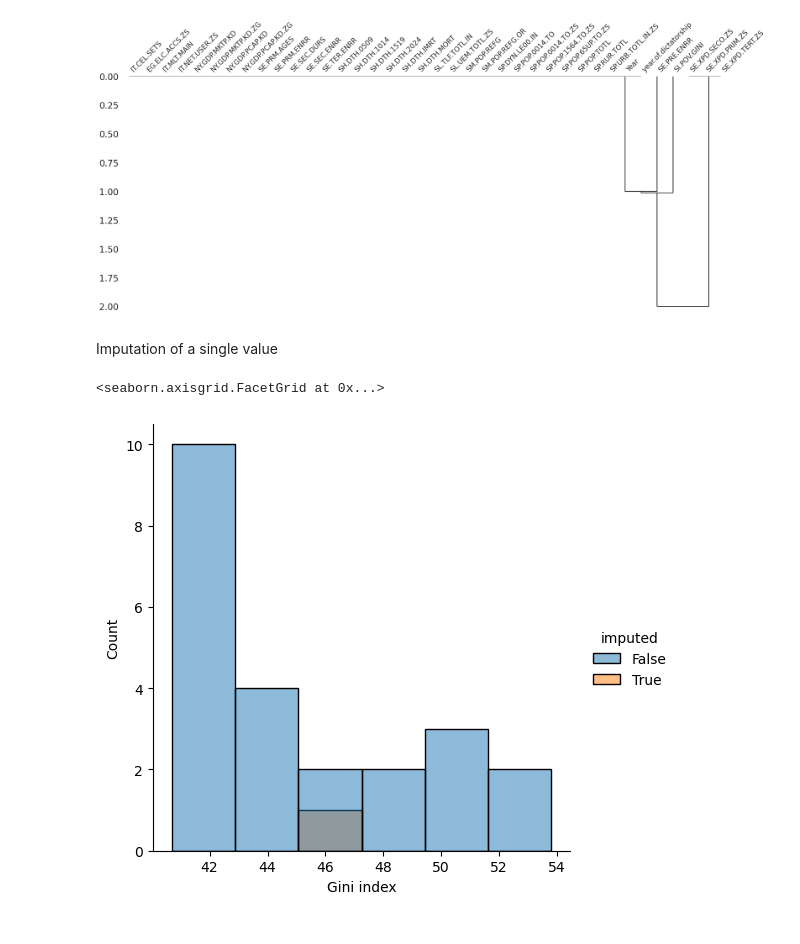
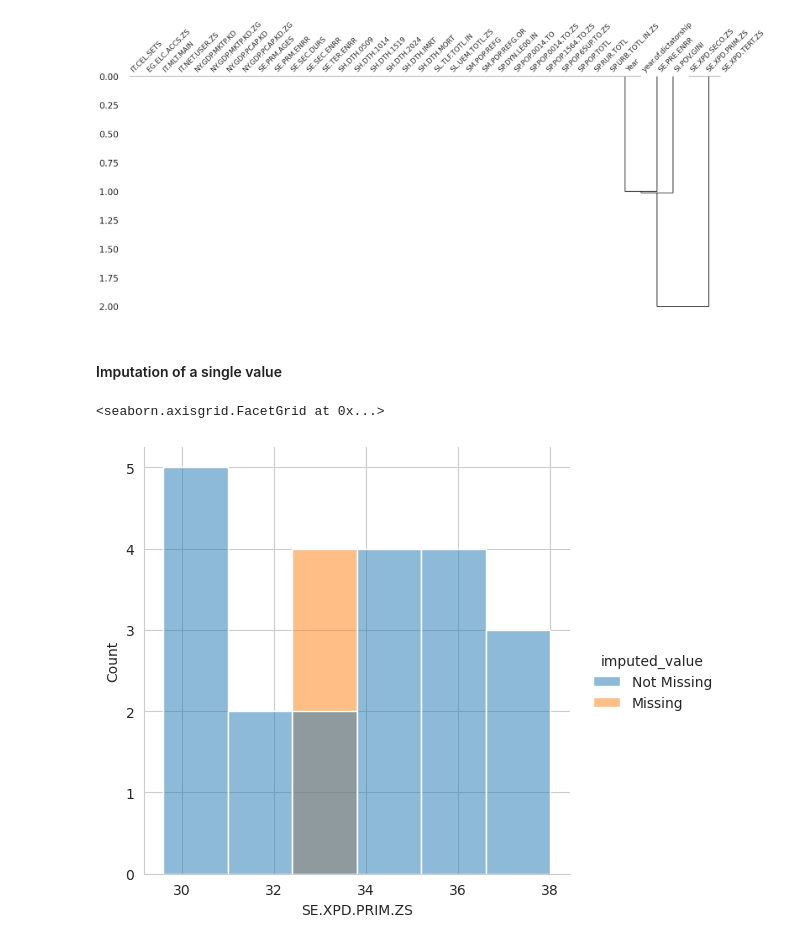
Before and after one commit to alejo-cuello/research-on-argentina, a Jupyter notebook: notebooks/0.1-alejo-explore_data.ipynb, the cells around one changed output. Drawn from its saved outputs; the diff is of its cells as text; code cells hidden in the pictures.

Commit message:
Imputation of singles values

```diff
--- a/notebooks/0.1-alejo-explore_data.ipynb
+++ b/notebooks/0.1-alejo-explore_data.ipynb
@@ -300,7 +300,7 @@ plt.show()
 # %% [markdown]
 ##### Shadow matrix
 # %%
-shadow_matrix = arg_di_df_best_cases_2.missing.bind_shadow_matrix(only_missing = True)
+shadow_matrix = arg_di_df_best_cases_2.missing.bind_shadow_matrix(only_missing = True,true_string=True, false_string=False)
 shadow_matrix
 # %% [output]
 |  | EG.ELC.ACCS.ZS | IT.CEL.SETS | IT.MLT.MAIN | IT.NET.USER.ZS | NY.GDP.MKTP.KD | NY.GDP.MKTP.KD.ZG | ... |
@@ -371,29 +369,28 @@ missingno.dendrogram(df=arg_di_df_best_cases_2)
 <Axes: >
 [figure]
 # %% [markdown]
-Imputation of a single value
+#### Imputation of a single value
 # %%
 (
-    arg_di_df_best_cases
-        [["Gini index", "Year"]]
-        .missing.bind_shadow_matrix(true_string=True, false_string=False)
+    shadow_matrix
+        [["SE.XPD.PRIM.ZS", "SE.XPD.PRIM.ZS_NA"]]
         .apply(
             axis="rows",
             func=lambda column: column.fillna(column.mean()) if "_NA" not in column.name else column
         )
-        .assign(imputed=lambda df: df["Gini index_NA"])
+        .assign(imputed_value=lambda df: df["SE.XPD.PRIM.ZS_NA"])
         .pipe(
             lambda df: (
                 sns.displot(
                     data=df,
-                    x="Gini index",
-                    hue="imputed"
+                    x="SE.XPD.PRIM.ZS",
+                    hue="imputed_value"
                 )
             )
         )
 )
 # %% [output]
 <seaborn.axisgrid.FacetGrid at 0x...>
-[figure, old version]
+[figure, new version]
 # %%
 output_indicators_file = arg_di_df_best_cases.to_csv('../data/processed/WDICSV_PROCESSED.csv', index_label='Year')
```
Also changed, not shown: parts of 4 cells of this notebook.
